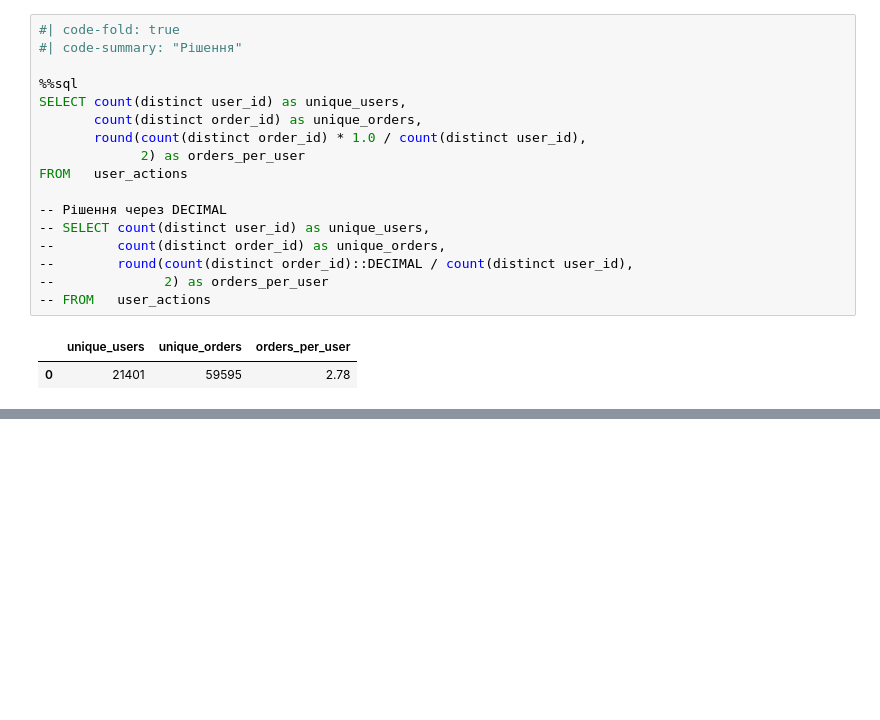
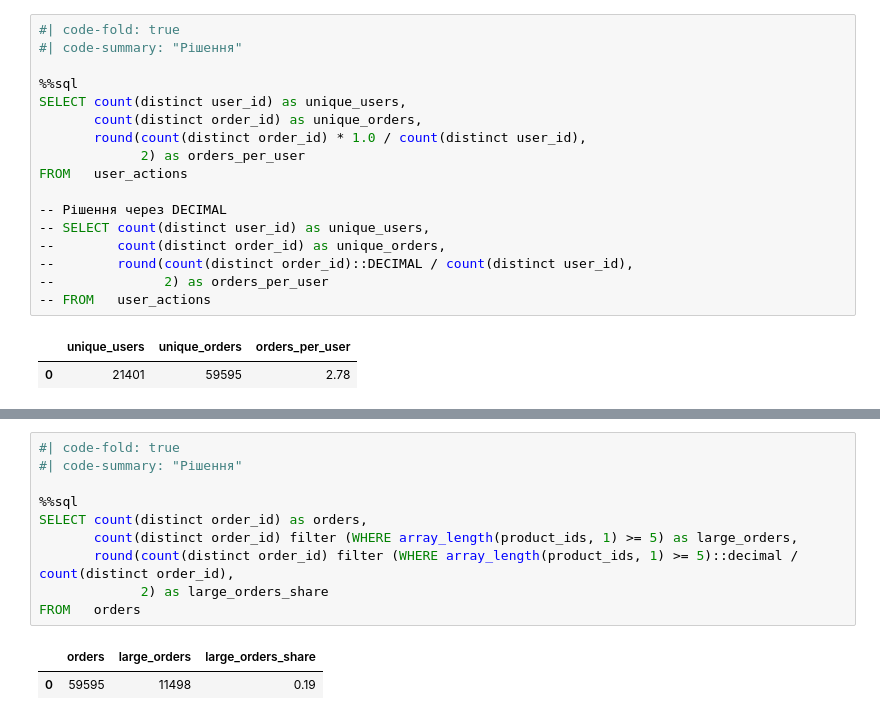
Before and after one commit to Aranaur/py4ds, a Jupyter notebook: sql_agg.ipynb, the cells around one changed output, grey strips where cells are left out. Saved outputs shown, nothing was run; the diff lists cells and outputs as text; blank space fills up the shorter version.

```diff
--- a/sql_agg.ipynb
+++ b/sql_agg.ipynb
@@ -789,0 +874,13 @@ FROM   user_actions
+# %%
+#| code-fold: true
+#| code-summary: "Рішення"
+
+%%sql
+SELECT count(distinct order_id) as orders,
+       count(distinct order_id) filter (WHERE array_length(product_ids, 1) >= 5) as large_orders,
+       round(count(distinct order_id) filter (WHERE array_length(product_ids, 1) >= 5)::decimal / count(distinct order_id),
+             2) as large_orders_share
+FROM   orders
+# %% [output]
+|  | orders | large_orders | large_orders_share |
+| 0 | 59595 | 11498 | 0.19 |
```
Also changed, not shown: parts of 11 cells of this notebook, 26 other files.
